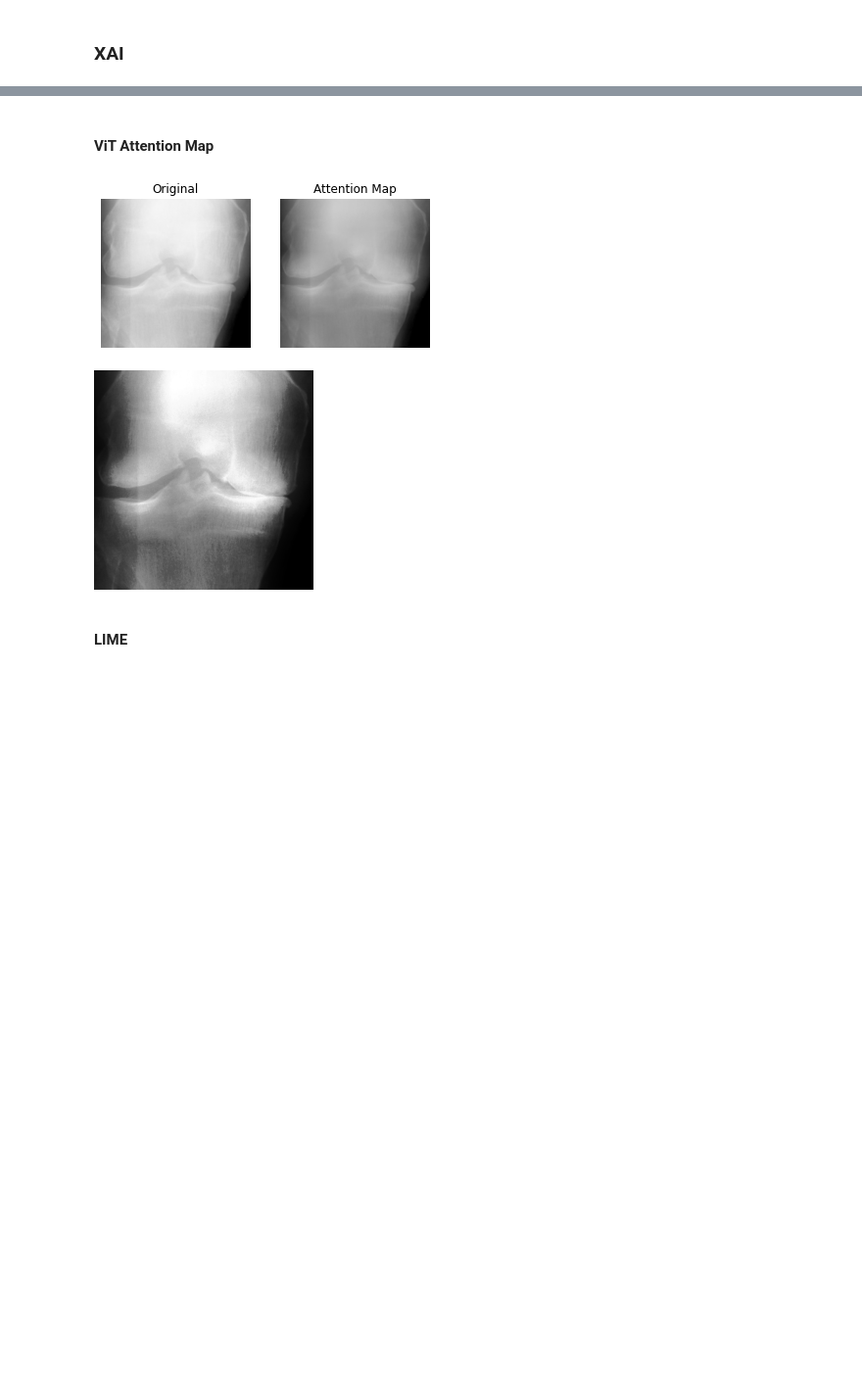
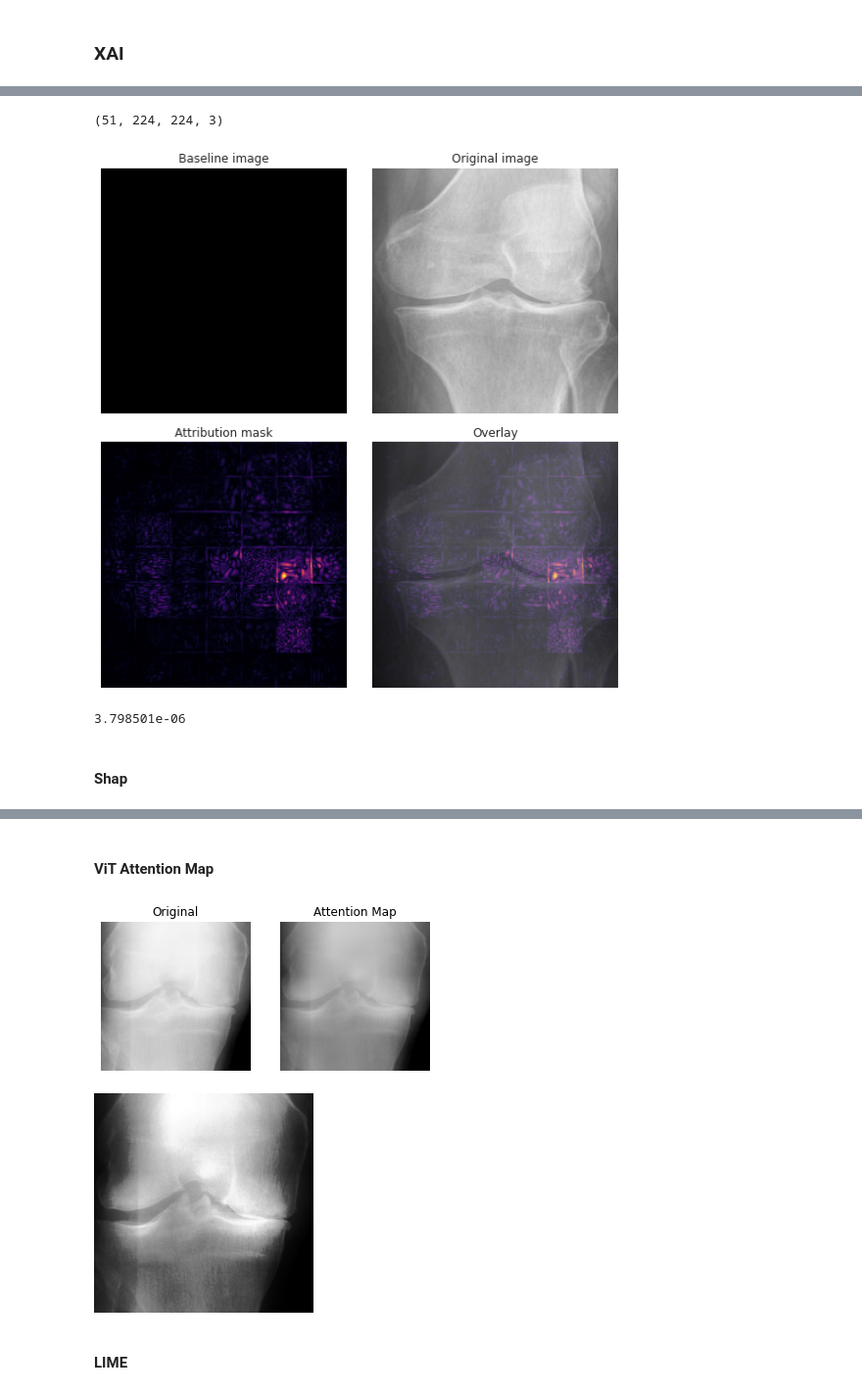
Before and after one commit to jah377/XAI_ImageClassification, a Jupyter notebook: xai.ipynb, the cells around one changed output, grey strips where cells are left out. Shown at 98% size. Saved outputs shown, nothing was run; the diff lists cells and outputs as text; code cells hidden in the pictures; blank space fills up the shorter version.

```diff
--- a/xai.ipynb
+++ b/xai.ipynb
@@ -485,0 +589,10 @@ test_image_path = '/content/drive/MyDrive/DSP-H3-Quin/data_set/kneeKL224/auto_te
+# %%
+print(path_gradients.shape)
+# %% [output]
+(51, 224, 224, 3)
+# %%
+def integral_approximation(gradients):
+  # riemann_trapezoidal
+  grads = (gradients[:-1] + gradients[1:]) / tf.constant(2.0)
+  integrated_gradients = tf.math.reduce_mean(grads, axis=0)
+  return integrated_gradients
@@ -485,0 +602,31 @@ test_image_path = '/content/drive/MyDrive/DSP-H3-Quin/data_set/kneeKL224/auto_te
+# %%
+def integrated_gradients(baseline,
+                         image,
+                         target_class_idx,
+                         m_steps=50,
+                         batch_size=32):
+  # Generate alphas.
+  alphas = tf.linspace(start=0.0, stop=1.0, num=m_steps+1)
+
+  # Collect gradients.
+  gradient_batches = []
+
+  # Iterate alphas range and batch computation for speed, memory efficiency, and scaling to larger m_steps.
+  for alpha in tf.range(0, len(alphas), batch_size):
+    from_ = alpha
+    to = tf.minimum(from_ + batch_size, len(alphas))
+    alpha_batch = alphas[from_:to]
+
+    gradient_batch = one_batch(baseline, image, alpha_batch, target_class_idx)
+    gradient_batches.append(gradient_batch)
+
+  # Stack path gradients together row-wise into single tensor.
+  total_gradients = tf.stack(gradient_batch)
+
+  # Integral approximation through averaging gradients.
+  avg_gradients = integral_approximation(gradients=total_gradients)
+
+  # Scale integrated gradients with respect to input.
+  integrated_gradients = (image - baseline) * avg_gradients
+
+  return integrated_gradients
@@ -485,0 +689,9 @@ test_image_path = '/content/drive/MyDrive/DSP-H3-Quin/data_set/kneeKL224/auto_te
+# %%
+_, mask = plot_img_attributions(image=img_name_tensors['4'],
+                          baseline=baseline,
+                          target_class_idx=4,
+                          m_steps=200,
+                          cmap=plt.cm.inferno,
+                          overlay_alpha=0.4)
+# %% [output]
+[figure, added]
@@ -485,0 +702,7 @@ test_image_path = '/content/drive/MyDrive/DSP-H3-Quin/data_set/kneeKL224/auto_te
+# %%
+mask_np = mask.numpy()
+mask_np.min()
+# %% [output]
+3.798501e-06
+# %% [markdown]
+#### Shap
```
Also changed, not shown: parts of 101 cells of this notebook.
